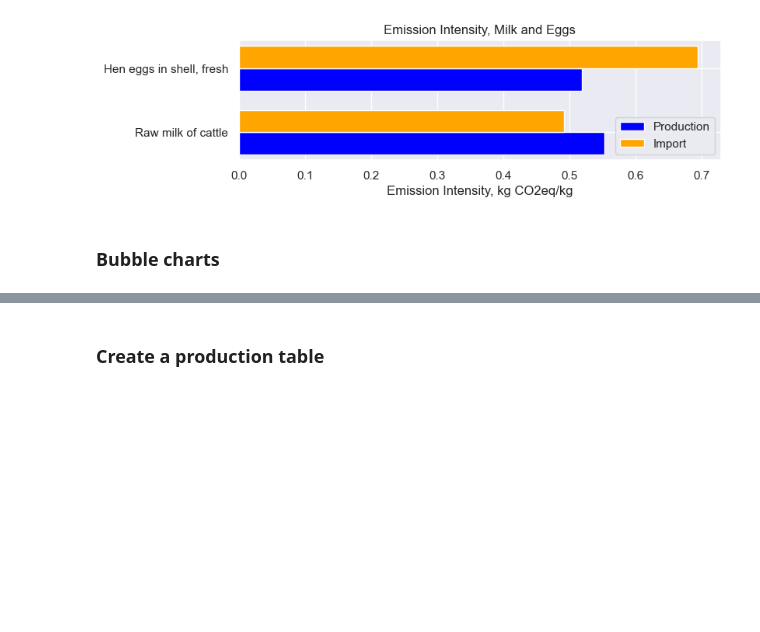
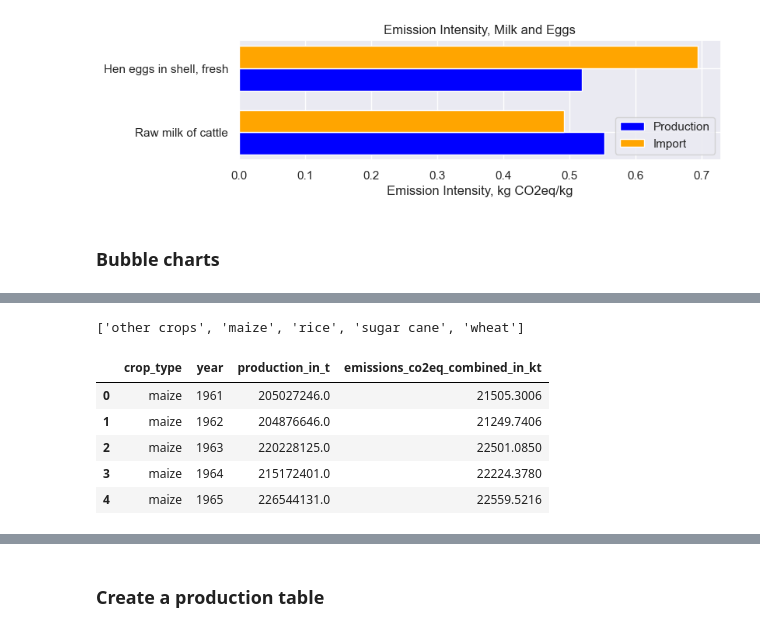
Before and after one commit to kostinam/neuefische-capstone, a Jupyter notebook: mk-eda.ipynb, the cells around one changed output, grey strips where cells are left out. Saved outputs shown, nothing was run; the diff lists cells and outputs as text; code cells hidden in the pictures; blank space fills up the shorter version.

```diff
--- a/mk-eda.ipynb
+++ b/mk-eda.ipynb
@@ -273,0 +384,14 @@ create_grouped_bar_chart(selected_milk_eggs, 'Emission Intensity, Milk and Eggs'
+# %%
+def crop_type(food_item):
+    if food_item == 'Rice':
+        return 'rice'
+    elif food_item == 'Wheat':
+        return 'wheat'
+    elif food_item == 'Maize (corn)':
+        return 'maize'
+    elif food_item == 'Sugar cane':
+        return 'sugar cane'
+    return 'other crops'
+
+world_emissions_crops = world_emissions[world_emissions.item_category == 'Crops, primary']
+world_emissions_crops['crop_type'] = world_emissions_crops.item.apply(lambda x: crop_type(x))
@@ -273,0 +404,5 @@ create_grouped_bar_chart(selected_milk_eggs, 'Emission Intensity, Milk and Eggs'
+# %%
+crops = world_emissions_crops.crop_type.unique().tolist()
+crops
+# %% [output]
+['other crops', 'maize', 'rice', 'sugar cane', 'wheat']
@@ -273,0 +411,9 @@ create_grouped_bar_chart(selected_milk_eggs, 'Emission Intensity, Milk and Eggs'
+# %%
+world_emissions_grouped_crops.head()
+# %% [output]
+|  | crop_type | year | production_in_t | emissions_co2eq_combined_in_kt |
+| 0 | maize | 1961 | 205027246.0 | 21505.3006 |
+| 1 | maize | 1962 | 204876646.0 | 21249.7406 |
+| 2 | maize | 1963 | 220228125.0 | 22501.0850 |
+| 3 | maize | 1964 | 215172401.0 | 22224.3780 |
+| 4 | maize | 1965 | 226544131.0 | 22559.5216 |
```
Also changed, not shown: parts of 29 cells of this notebook.
